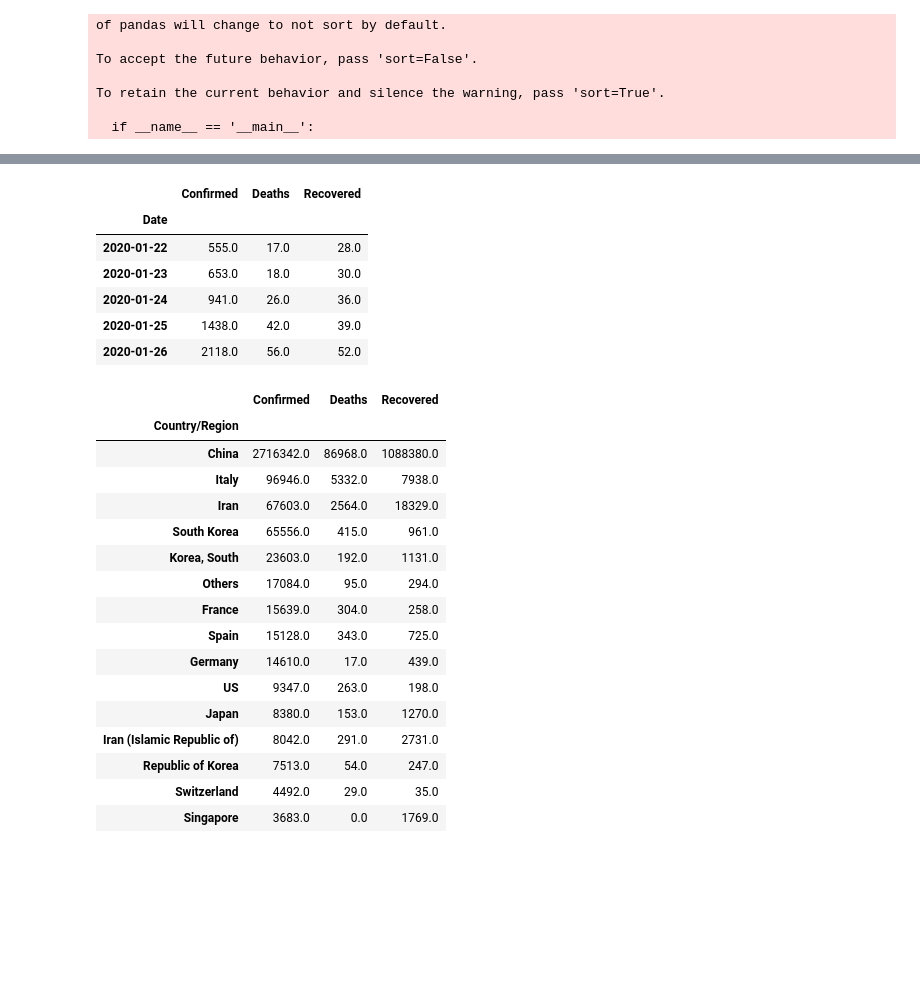
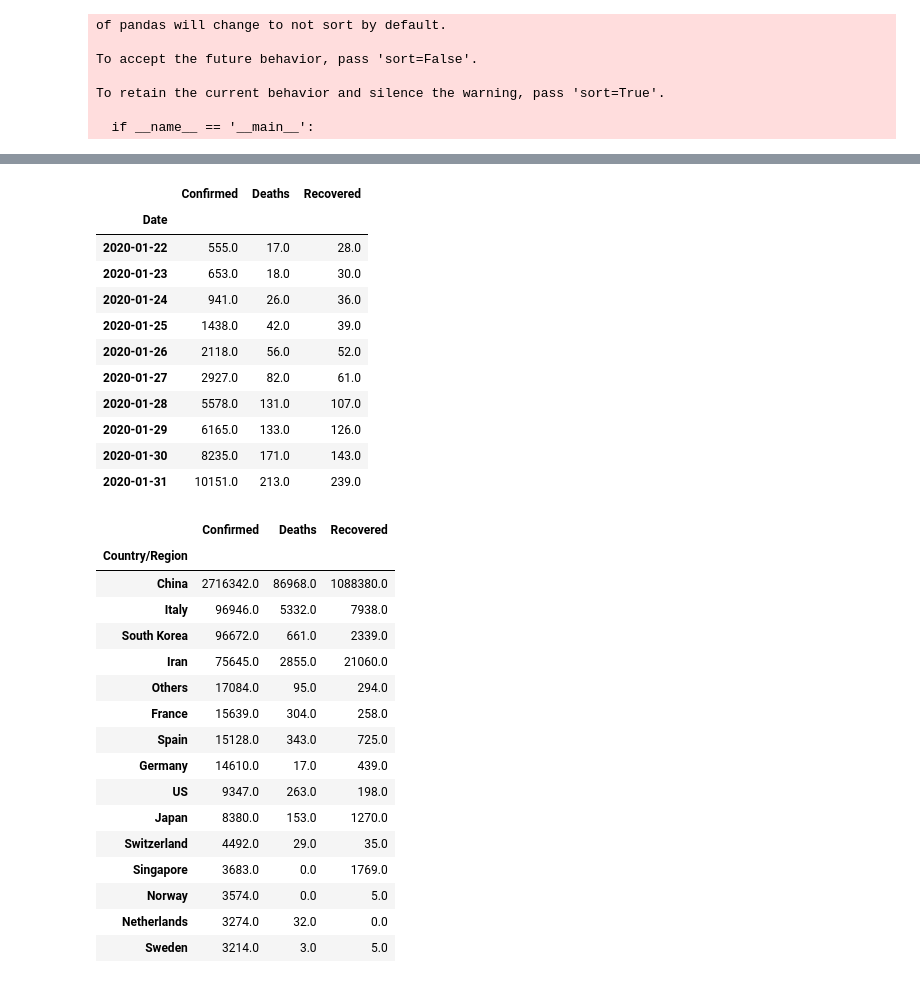
Before and after one commit to mattmendoza/COVID-19, a Jupyter notebook: DataExploration.ipynb, the cells around one changed output, grey strips where cells are left out. Saved outputs shown, nothing was run; the diff lists cells and outputs as text; code cells hidden in the pictures; blank space fills up the shorter version.

```diff
--- a/DataExploration.ipynb
+++ b/DataExploration.ipynb
@@ -26,5 +27,3 @@ To accept the future behavior, pass 'sort=False'.
 To retain the current behavior and silence the warning, pass 'sort=True'.
 
   if __name__ == '__main__':
-# %%
-df_all['Country/Region'] = df_all['Country/Region'].replace('Mainland China','China')
@@ -33,16 +57,21 @@ df_all['Last Update'] = pd.to_datetime(df_all['Last Update'])
 # %%
 df_all['Date'] = df_all['Last Update'].dt.date
 # %%
-wrld_count = pd.pivot_table(df_all,index=['Date'],values=['Confirmed','Deaths','Recovered'],aggfunc='sum')
-wrld_count.head()
+wrld_count = pd.pivot_table(df_all,index='Date',values=['Confirmed','Deaths','Recovered'],aggfunc=np.sum)
+wrld_count.head(10)
 # %% [output]
 |  | Confirmed | Deaths | Recovered |
 | Date |  |  |  |
 | 2020-01-22 | 555.0 | 17.0 | 28.0 |
 | 2020-01-23 | 653.0 | 18.0 | 30.0 |
 | 2020-01-24 | 941.0 | 26.0 | 36.0 |
 | 2020-01-25 | 1438.0 | 42.0 | 39.0 |
 | 2020-01-26 | 2118.0 | 56.0 | 52.0 |
+| 2020-01-27 | 2927.0 | 82.0 | 61.0 |
+| 2020-01-28 | 5578.0 | 131.0 | 107.0 |
+| 2020-01-29 | 6165.0 | 133.0 | 126.0 |
+| 2020-01-30 | 8235.0 | 171.0 | 143.0 |
+| 2020-01-31 | 10151.0 | 213.0 | 239.0 |
 # %%
 total_counts = pd.pivot_table(df_all,index='Country/Region',values=['Confirmed','Deaths','Recovered'],aggfunc='sum')
 top15 = total_counts.sort_values(by='Confirmed',ascending=False)[:15].index
@@ -52,19 +81,19 @@ total_counts.sort_values(by='Confirmed',ascending=False)[:15]
 | Country/Region |  |  |  |
 | China | 2716342.0 | 86968.0 | 1088380.0 |
 | Italy | 96946.0 | 5332.0 | 7938.0 |
-| Iran | 67603.0 | 2564.0 | 18329.0 |
-| South Korea | 65556.0 | 415.0 | 961.0 |
-| Korea, South | 23603.0 | 192.0 | 1131.0 |
+| South Korea | 96672.0 | 661.0 | 2339.0 |
+| Iran | 75645.0 | 2855.0 | 21060.0 |
 | Others | 17084.0 | 95.0 | 294.0 |
 | France | 15639.0 | 304.0 | 258.0 |
 | Spain | 15128.0 | 343.0 | 725.0 |
 | Germany | 14610.0 | 17.0 | 439.0 |
 | US | 9347.0 | 263.0 | 198.0 |
 | Japan | 8380.0 | 153.0 | 1270.0 |
-| Iran (Islamic Republic of) | 8042.0 | 291.0 | 2731.0 |
-| Republic of Korea | 7513.0 | 54.0 | 247.0 |
 | Switzerland | 4492.0 | 29.0 | 35.0 |
 | Singapore | 3683.0 | 0.0 | 1769.0 |
+| Norway | 3574.0 | 0.0 | 5.0 |
+| Netherlands | 3274.0 | 32.0 | 0.0 |
+| Sweden | 3214.0 | 3.0 | 5.0 |
 # %%
 countries = []
 for country in top15:
```
Also changed, not shown: parts of 19 cells of this notebook, 59 other files.
